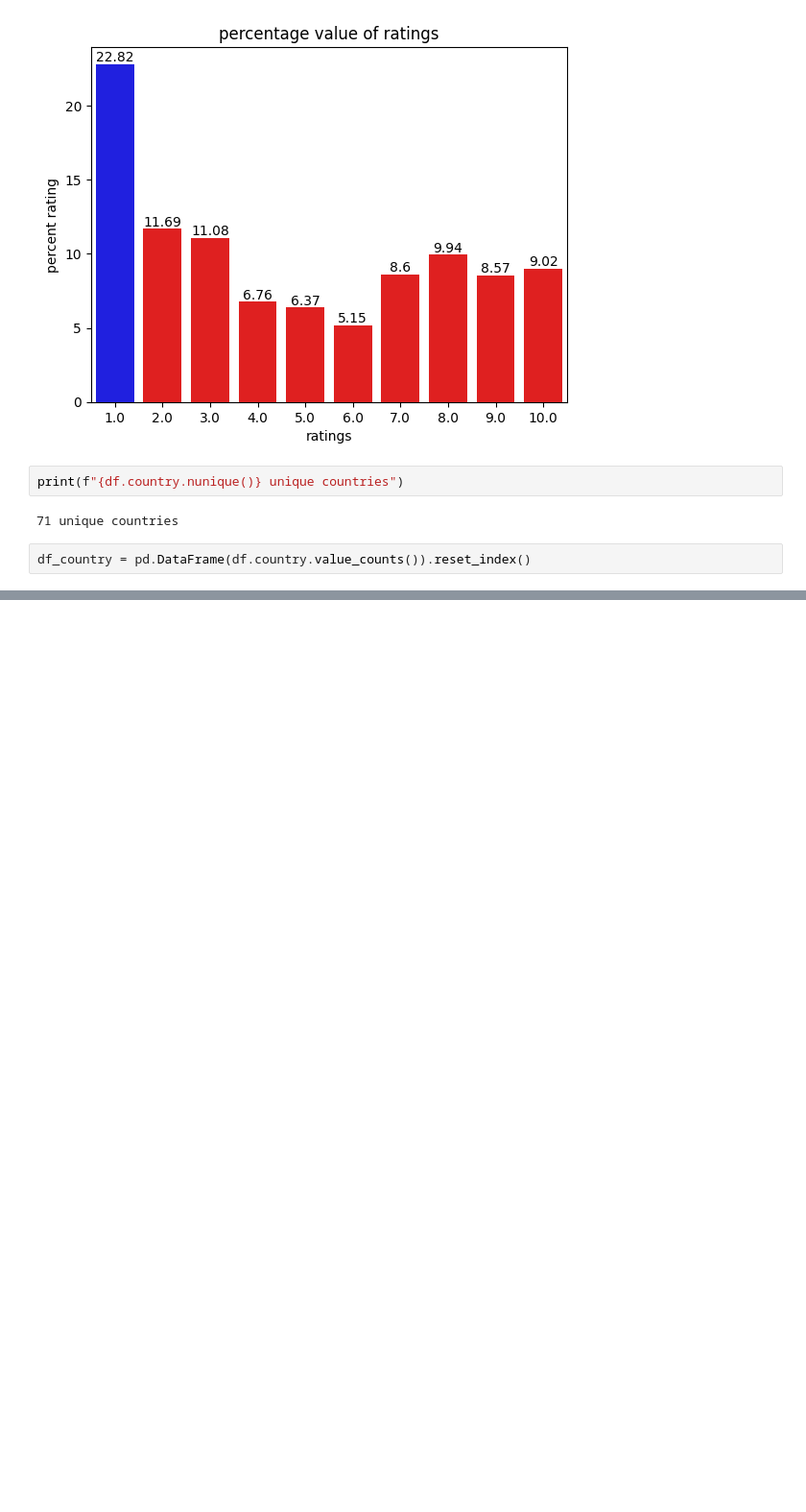
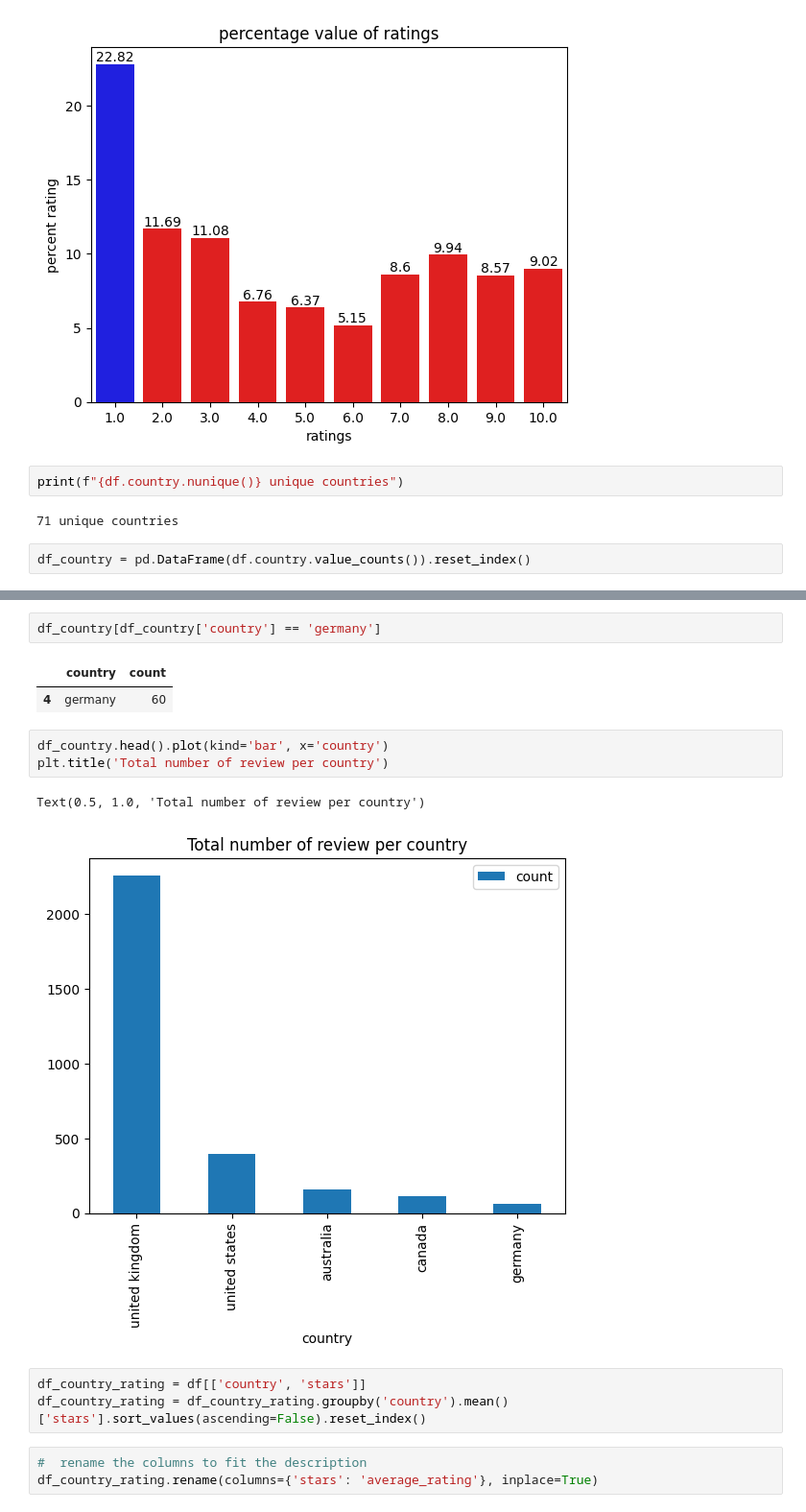
Before and after one commit to Ibeabuchi1/BA_internship, a Jupyter notebook: eda/eda_review.ipynb, the cells around one changed output, grey strips where cells are left out. Shown at 96% size. Drawn from its saved outputs; the diff is of its cells as text; blank space fills up the shorter version.

```diff
--- a/eda/eda_review.ipynb
+++ b/eda/eda_review.ipynb
@@ -112,0 +97,17 @@ Name: count, dtype: int64
+# %%
+df_country[df_country['country'] == 'germany']
+# %% [output]
+|  | country | count |
+| 4 | germany | 60 |
+# %%
+df_country.head().plot(kind='bar', x='country')
+plt.title('Total number of review per country')
+# %% [output]
+Text(0.5, 1.0, 'Total number of review per country')
+[figure, added]
+# %%
+df_country_rating = df[['country', 'stars']]
+df_country_rating = df_country_rating.groupby('country').mean()['stars'].sort_values(ascending=False).reset_index()
+# %%
+#  rename the columns to fit the description
+df_country_rating.rename(columns={'stars': 'average_rating'}, inplace=True)
```
Also changed, not shown: parts of 5 cells of this notebook.
